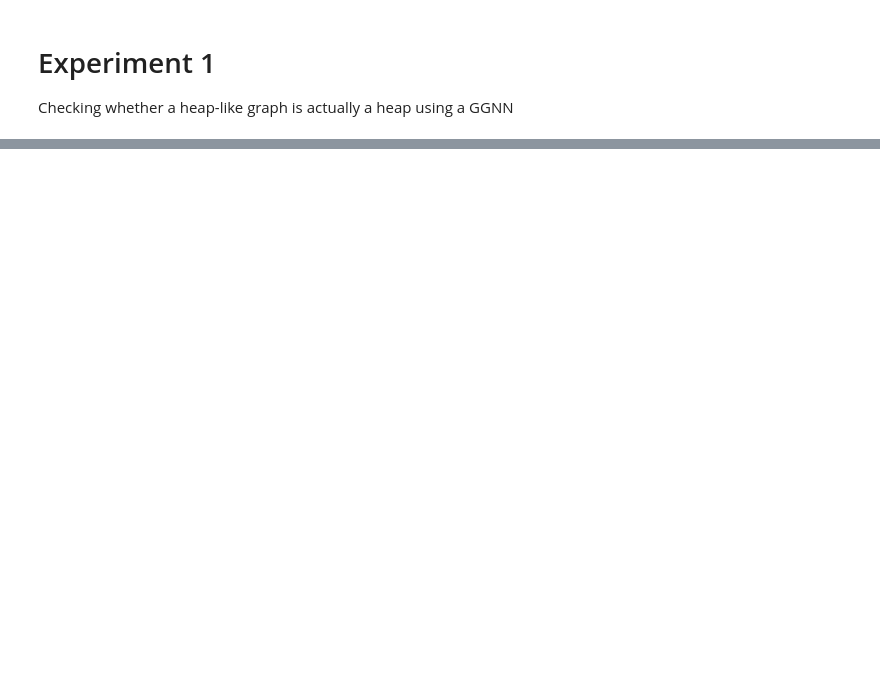
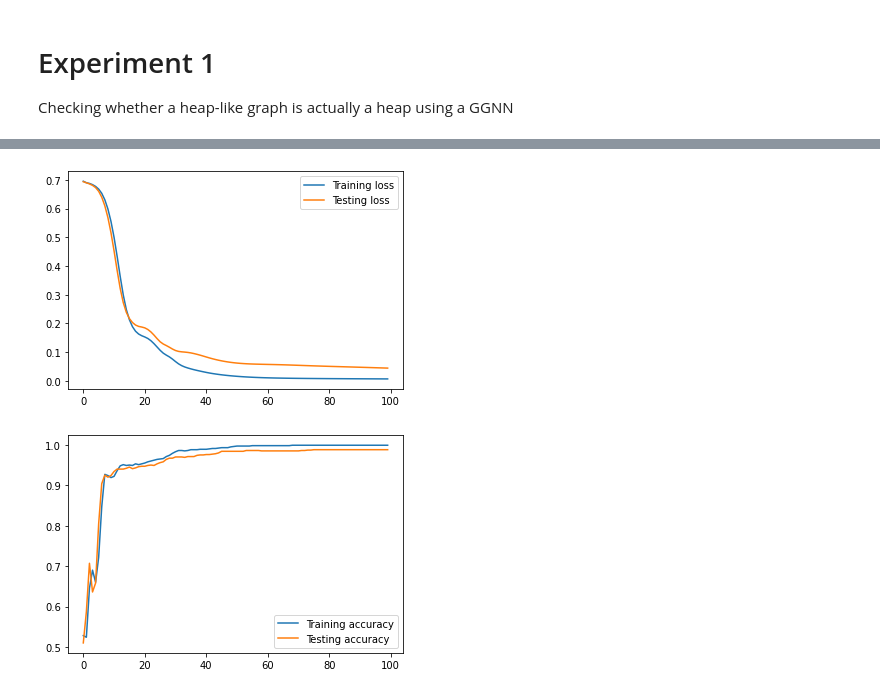
Before and after one commit to imbrem/atml-project, a Jupyter notebook: experiments/HeapDataGGNN.ipynb, the cells around one changed output, grey strips where cells are left out. Cells and saved outputs as stored; diff of their text form; code cells hidden in the pictures; blank space fills up the shorter version.

```diff
--- a/experiments/HeapDataGGNN.ipynb
+++ b/experiments/HeapDataGGNN.ipynb
@@ -12,15 +84,15 @@ import wandb
 # %%
-wandb.init(project="ggnn_heap_check")
-config = wandb.config
-config.n_train = 1000
-config.n_test = 1000
-config.epochs = 100
-config.lr = 0.01
-config.optimizer = 'adam'
-config.min_len = 1
-config.max_len = 32
-config.batch_size = 500
-config.p_heap = 0.5
-config.graph_kind = 'tree'
-config.num_layers=3
-config.hidden_size=20
+config = {
+    "n_train": 1000,
+    "n_test": 1000,
+    "epochs": 100,
+    "lr": 0.01,
+    "opimizer": "adam",
+    "min_len": 1,
+    "max_len": 64,
+    "batch_size": 500,
+    "p_heap": 0.5,
+    "graph_kind": "tree",
+    "num_layers": 2,
+    "hidden_size": 10,
+}
@@ -104,15 +98,0 @@ plt.show()
-# %%
-wandb.init(project="ggnn_heap_check")
-config = wandb.config
-config.n_train = 1000
-config.n_test = 1000
-config.epochs = 100
-config.lr = 0.01
-config.optimizer = 'adam'
-config.min_len = 1
-config.max_len = 32
-config.batch_size = 500
-config.p_heap = 0.5
-config.graph_kind = 'linear'
-config.num_layers=3
-config.hidden_size=20
@@ -165,0 +99,5 @@ wandb.finish()
+# %%
+evaluate_model(config, project="ggnn_heap_check")
+# %% [output]
+[figure, added]
+[figure, added]
```
Also changed, not shown: parts of 17 cells of this notebook, 2 other files.
